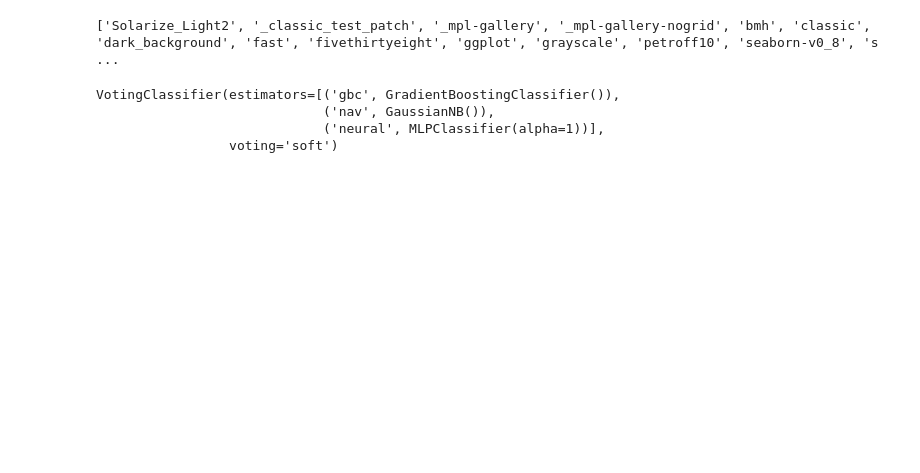
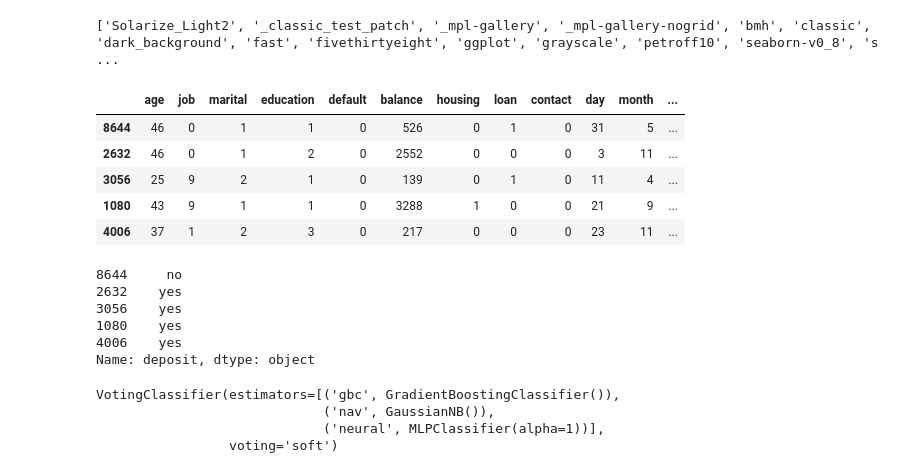
Before and after one commit to stjdans/bank_marketting, a Jupyter notebook: bank_marketing_v01.ipynb, the cells around one changed output. Cells and saved outputs as stored; diff of their text form; code cells hidden in the pictures; blank space fills up the shorter version.

```diff
--- a/bank_marketing_v01.ipynb
+++ b/bank_marketing_v01.ipynb
@@ -1422,6 +1207,24 @@ import matplotlib.pyplot as plt
 print(plt.style.available)
 # %% [output]
 ['Solarize_Light2', '_classic_test_patch', '_mpl-gallery', '_mpl-gallery-nogrid', 'bmh', 'classic', 'dark_background', 'fast', 'fivethirtyeight', 'ggplot', 'grayscale', 'petroff10', 'seaborn-v0_8', 's ...
+# %%
+X_train.head()
+# %% [output]
+|  | age | job | marital | education | default | balance | housing | loan | contact | day | month | ... |
+| 8644 | 46 | 0 | 1 | 1 | 0 | 526 | 0 | 1 | 0 | 31 | 5 | ... |
+| 2632 | 46 | 0 | 1 | 2 | 0 | 2552 | 0 | 0 | 0 | 3 | 11 | ... |
+| 3056 | 25 | 9 | 2 | 1 | 0 | 139 | 0 | 1 | 0 | 11 | 4 | ... |
+| 1080 | 43 | 9 | 1 | 1 | 0 | 3288 | 1 | 0 | 0 | 21 | 9 | ... |
+| 4006 | 37 | 1 | 2 | 3 | 0 | 217 | 0 | 0 | 0 | 23 | 11 | ... |
+# %%
+y_train.head()
+# %% [output]
+8644     no
+2632    yes
+3056    yes
+1080    yes
+4006    yes
+Name: deposit, dtype: object
 # %%
 # Our three classifiers are grad_clf, nav_clf and neural_clf
 from sklearn.ensemble import VotingClassifier
```
Also changed, not shown: parts of 80 cells of this notebook, 28 other files.
